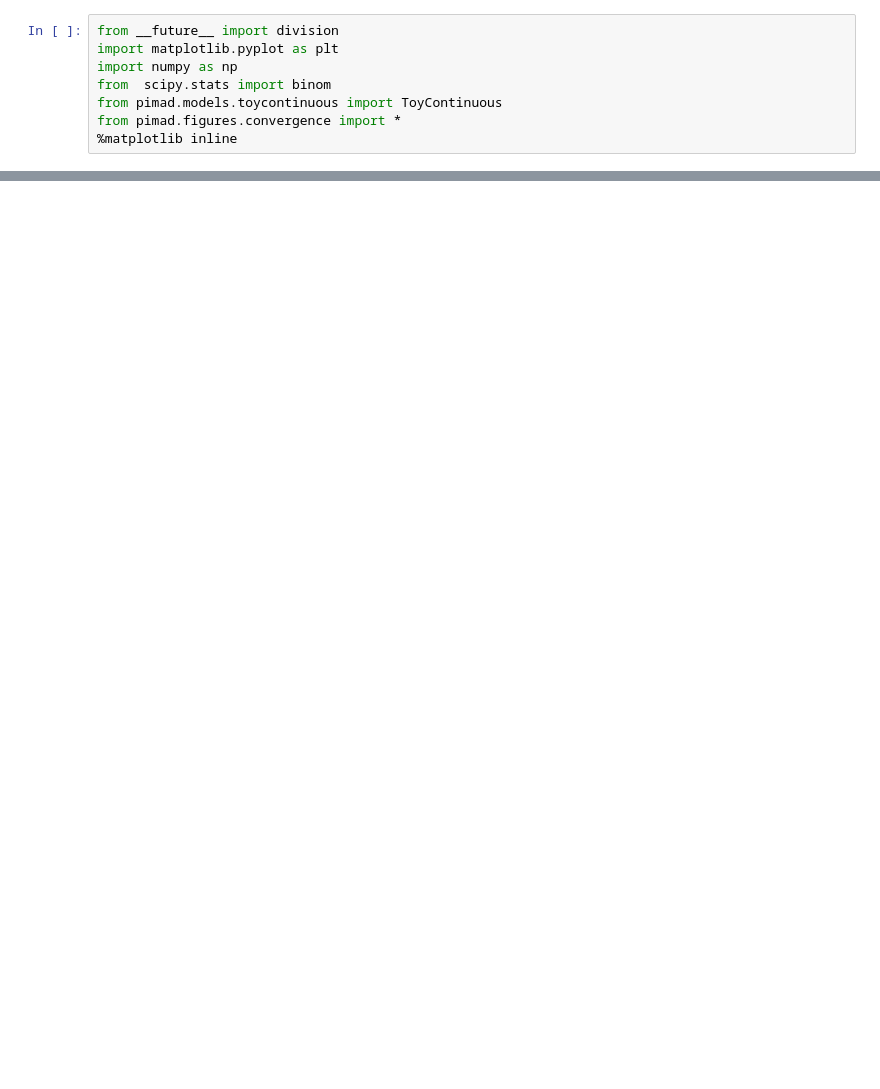
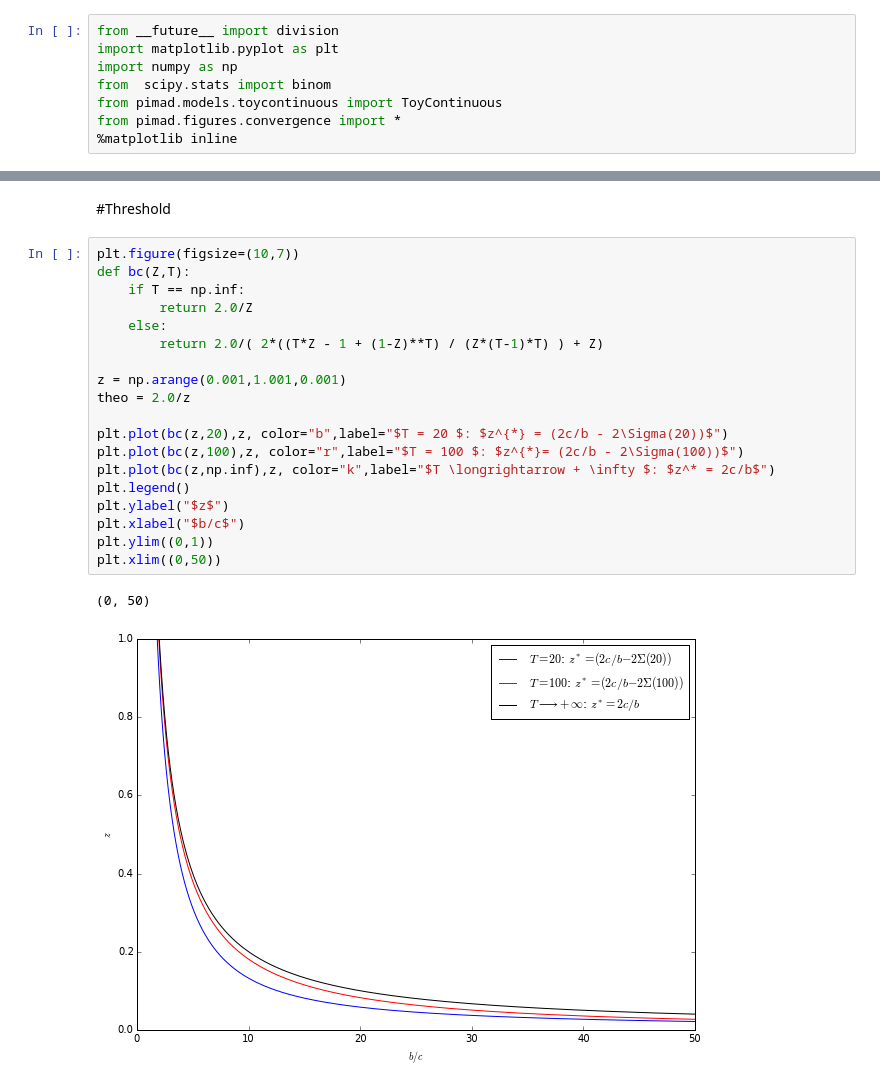
Before and after one commit to geeklhem/pimad, a Jupyter notebook: notebook/Figures.ipynb, the cells around one changed output, grey strips where cells are left out. Cells and saved outputs as stored; diff of their text form; blank space fills up the shorter version.

```diff
--- a/notebook/Figures.ipynb
+++ b/notebook/Figures.ipynb
@@ -45 +83,25 @@ from pimad.figures.convergence import *
+# %% [markdown]
+#Threshold
+# %%
+plt.figure(figsize=(10,7))
+def bc(Z,T):
+    if T == np.inf:
+        return 2.0/Z
+    else:
+        return 2.0/( 2*((T*Z - 1 + (1-Z)**T) / (Z*(T-1)*T) ) + Z)
+
+z = np.arange(0.001,1.001,0.001)
+theo = 2.0/z
+
+plt.plot(bc(z,20),z, color="b",label="$T = 20 $: $z^{*} = (2c/b - 2\Sigma(20))$")
+plt.plot(bc(z,100),z, color="r",label="$T = 100 $: $z^{*}= (2c/b - 2\Sigma(100))$")
+plt.plot(bc(z,np.inf),z, color="k",label="$T \longrightarrow + \infty $: $z^* = 2c/b$")
+plt.legend()
+plt.ylabel("$z$")
+plt.xlabel("$b/c$")
+plt.ylim((0,1))
+plt.xlim((0,50))
+# %% [output]
+(0, 50)
+[figure, added]
 # %% [markdown]
```
Also changed, not shown: parts of 9 cells of this notebook.
